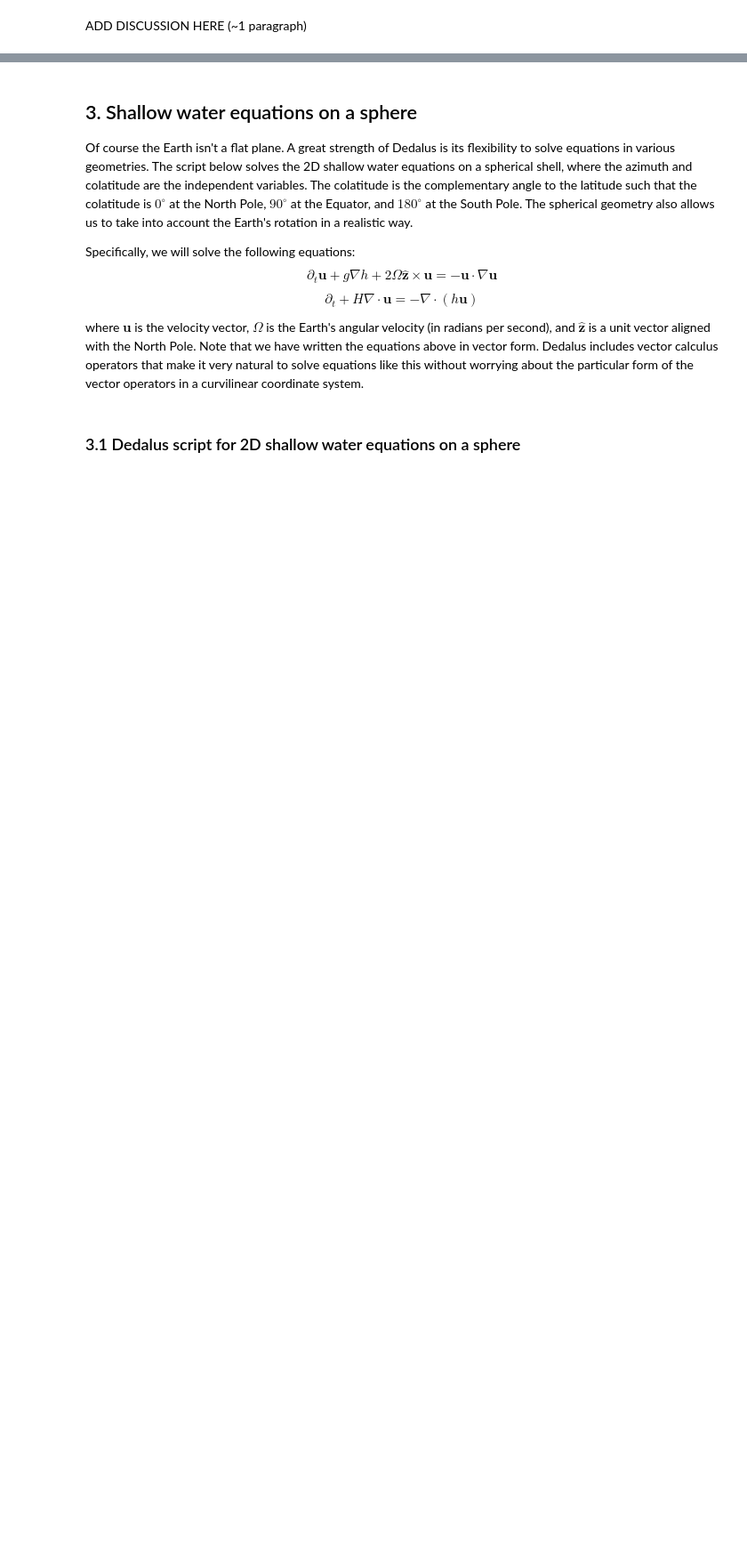
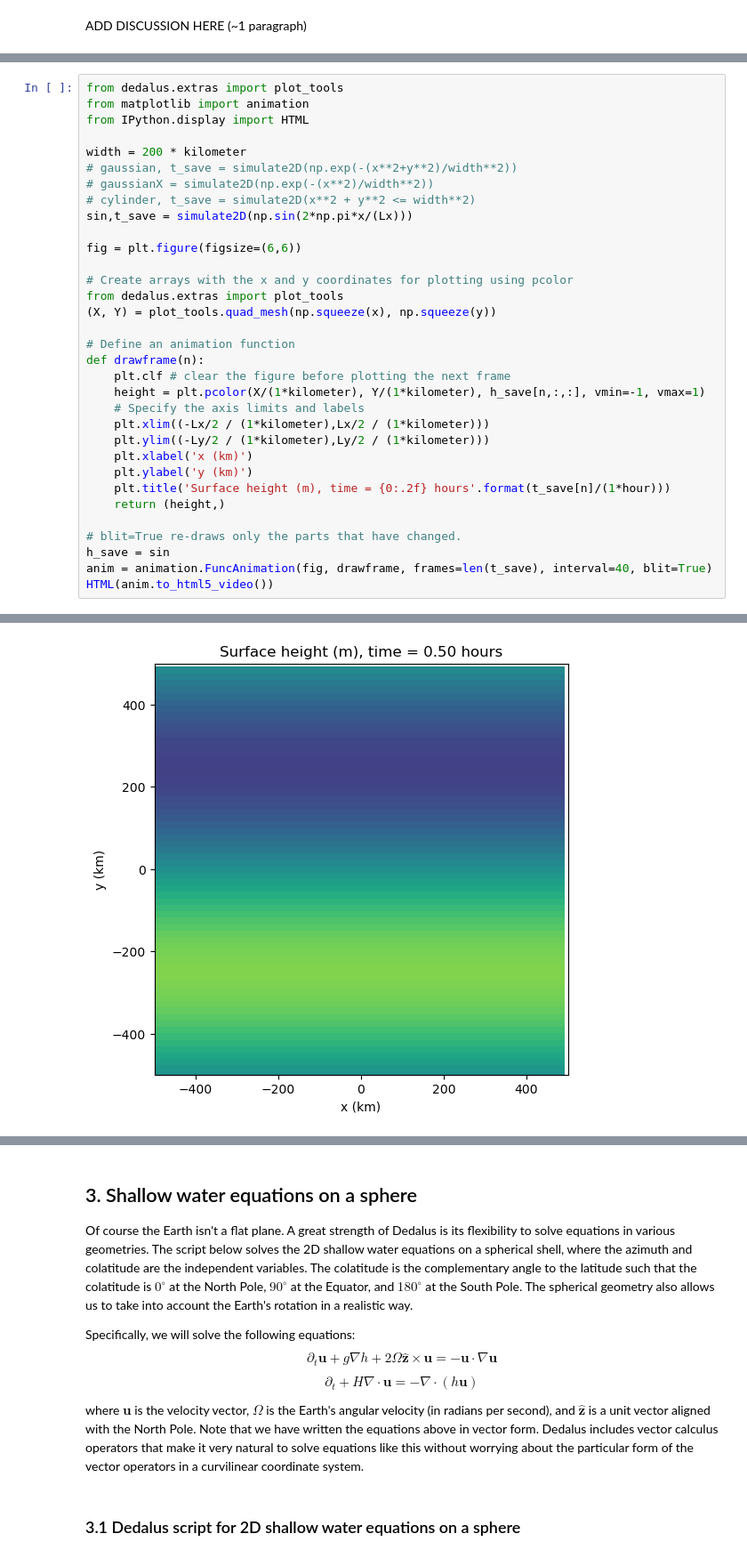
Before and after one commit to Sam0fc/QCES, a Jupyter notebook: Project3_tsunami.ipynb, the cells around one changed output, grey strips where cells are left out. Shown at 89% size. Cells and saved outputs as stored; diff of their text form; blank space fills up the shorter version.

```diff
--- a/Project3_tsunami.ipynb
+++ b/Project3_tsunami.ipynb
@@ -478,0 +618,34 @@ ADD DISCUSSION HERE (~1 paragraph)
+# %%
+from dedalus.extras import plot_tools
+from matplotlib import animation
+from IPython.display import HTML
+
+width = 200 * kilometer
+# gaussian, t_save = simulate2D(np.exp(-(x**2+y**2)/width**2))
+# gaussianX = simulate2D(np.exp(-(x**2)/width**2))
+# cylinder, t_save = simulate2D(x**2 + y**2 <= width**2)
+sin,t_save = simulate2D(np.sin(2*np.pi*x/(Lx)))
+
+fig = plt.figure(figsize=(6,6))
+
+# Create arrays with the x and y coordinates for plotting using pcolor
+from dedalus.extras import plot_tools
+(X, Y) = plot_tools.quad_mesh(np.squeeze(x), np.squeeze(y))
+
+# Define an animation function
+def drawframe(n):
+    plt.clf # clear the figure before plotting the next frame
+    height = plt.pcolor(X/(1*kilometer), Y/(1*kilometer), h_save[n,:,:], vmin=-1, vmax=1)
+    # Specify the axis limits and labels
+    plt.xlim((-Lx/2 / (1*kilometer),Lx/2 / (1*kilometer)))
+    plt.ylim((-Ly/2 / (1*kilometer),Ly/2 / (1*kilometer)))
+    plt.xlabel('x (km)')
+    plt.ylabel('y (km)')
+    plt.title('Surface height (m), time = {0:.2f} hours'.format(t_save[n]/(1*hour)))
+    return (height,)
+
+# blit=True re-draws only the parts that have changed.
+h_save = sin
+anim = animation.FuncAnimation(fig, drawframe, frames=len(t_save), interval=40, blit=True)
+HTML(anim.to_html5_video())
+# %% [output]
@@ -478,0 +673 @@ ADD DISCUSSION HERE (~1 paragraph)
+[figure, added]
```
Also changed, not shown: parts of 25 cells of this notebook, 4 other files.
